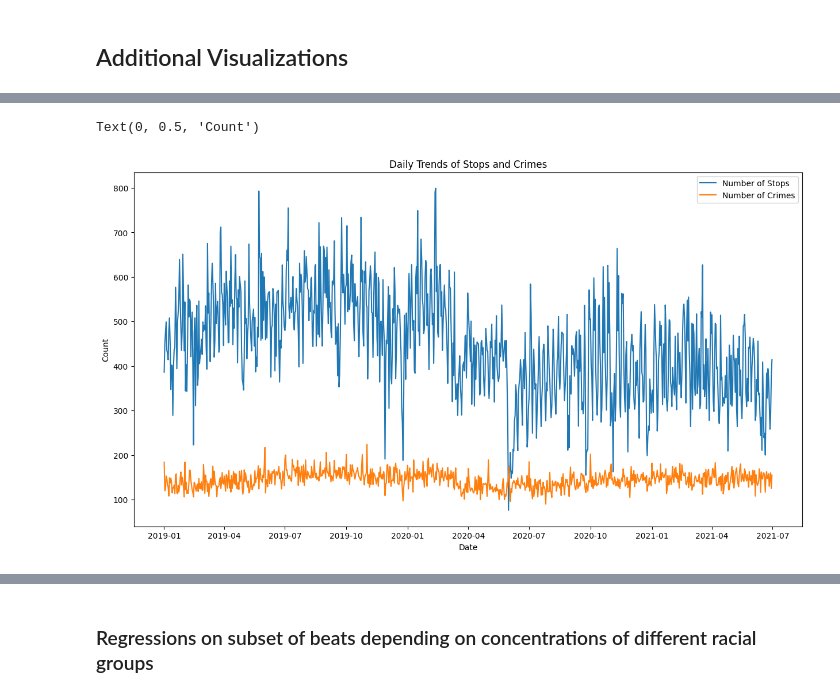
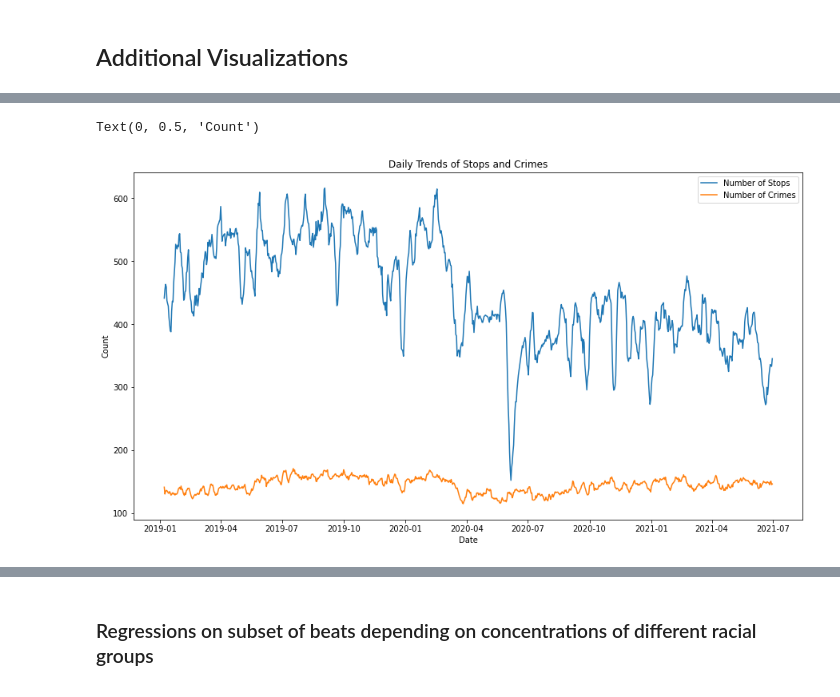
Before and after one commit to aldabbagh/DPI617, a Jupyter notebook: starter.ipynb, the cells around one changed output, grey strips where cells are left out. Drawn from its saved outputs; the diff is of its cells as text; code cells hidden in the pictures.

```diff
--- a/starter.ipynb
+++ b/starter.ipynb
@@ -1133,34 +1141,38 @@ stops_by_race.plot(kind='bar', figsize=(12, 6), title="Number of Stops by Race")
 # Convert 'date' column to datetime format
 stops_data['date'] = pd.to_datetime(stops_data['date'])
 
 # Aggregate stops and crimes by day
 stops_by_day = stops_data.groupby(stops_data['date'].dt.date).size().reset_index(name='num_stops')
 crime_by_day = crime_data.groupby(crime_data['activityDate'].dt.date).size().reset_index(name='num_crimes')
 
 # Find common minimum and maximum dates
 min_date = max(stops_by_day['date'].min(), crime_by_day['activityDate'].min())
 max_date = min(stops_by_day['date'].max(), crime_by_day['activityDate'].max())
 
 # Filter datasets to include only the common date range
 stops_by_day_filtered = stops_by_day[(stops_by_day['date'] >= min_date) & (stops_by_day['date'] <= max_date)]
 crime_by_day_filtered = crime_by_day[(crime_by_day['activityDate'] >= min_date) & (crime_by_day['activityDate'] <= max_date)]
 
 # Merge filtered stops and crimes by day
 daily_trends_filtered = pd.merge(stops_by_day_filtered, crime_by_day_filtered, left_on='date', right_on='activityDate', how='outer').fillna(0)
 
 # Rename columns
 daily_trends_filtered.rename(columns={'date': 'Date', 'num_stops': 'Number of Stops', 'num_crimes': 'Number of Crimes'}, inplace=True)
 
 # Set Date as index
 daily_trends_filtered.set_index('Date', inplace=True)
 
+# do moving average to smooth out the data
+daily_trends_filtered['Number of Stops'] = daily_trends_filtered['Number of Stops'].rolling(7).mean()
+daily_trends_filtered['Number of Crimes'] = daily_trends_filtered['Number of Crimes'].rolling(7).mean()
+
 # Plot filtered daily trends of stops and crimes
 ax = daily_trends_filtered.plot(figsize=(15, 8), title='Daily Trends of Stops and Crimes')
 ax.set_xlabel('Date')
 ax.set_ylabel('Count')
 # %% [output]
 Text(0, 0.5, 'Count')
-[figure, old version]
+[figure, new version]
 # %%
 from statsmodels.tsa.seasonal import seasonal_decompose
 
```
Also changed, not shown: parts of 36 cells of this notebook, 2 other files.
